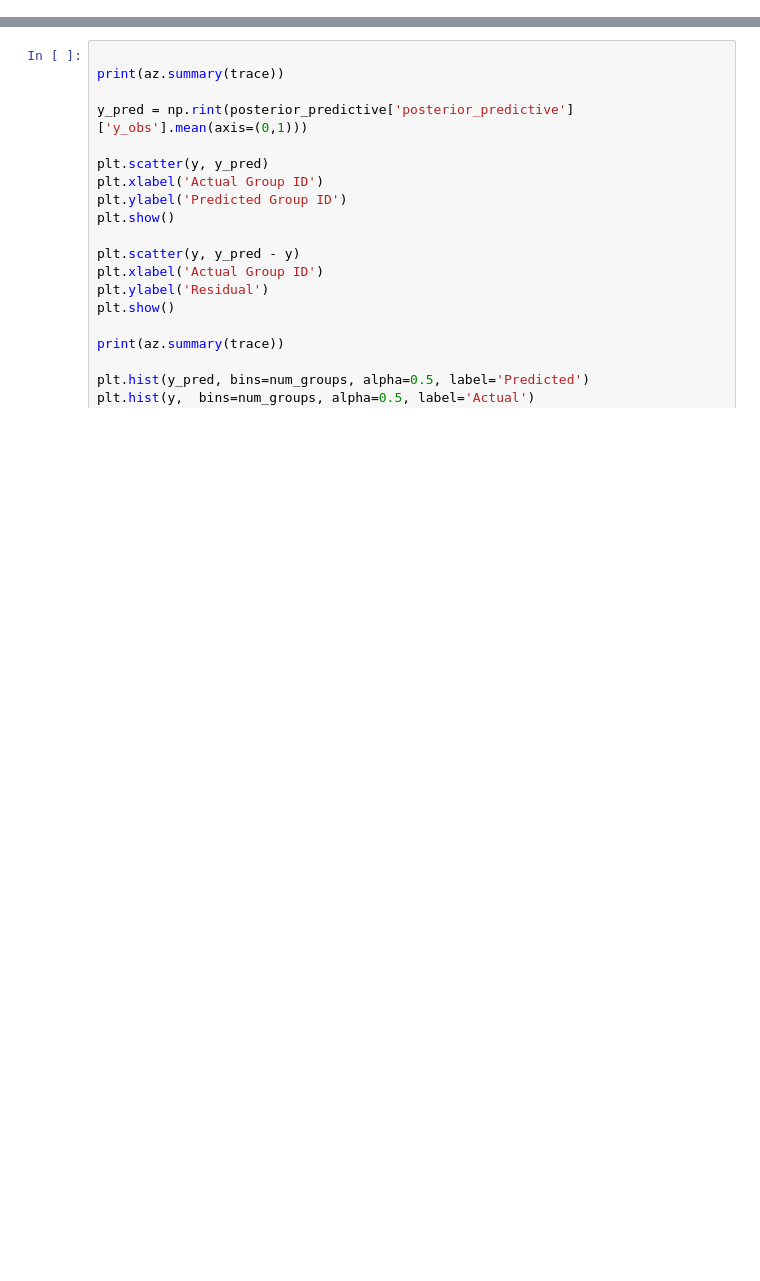
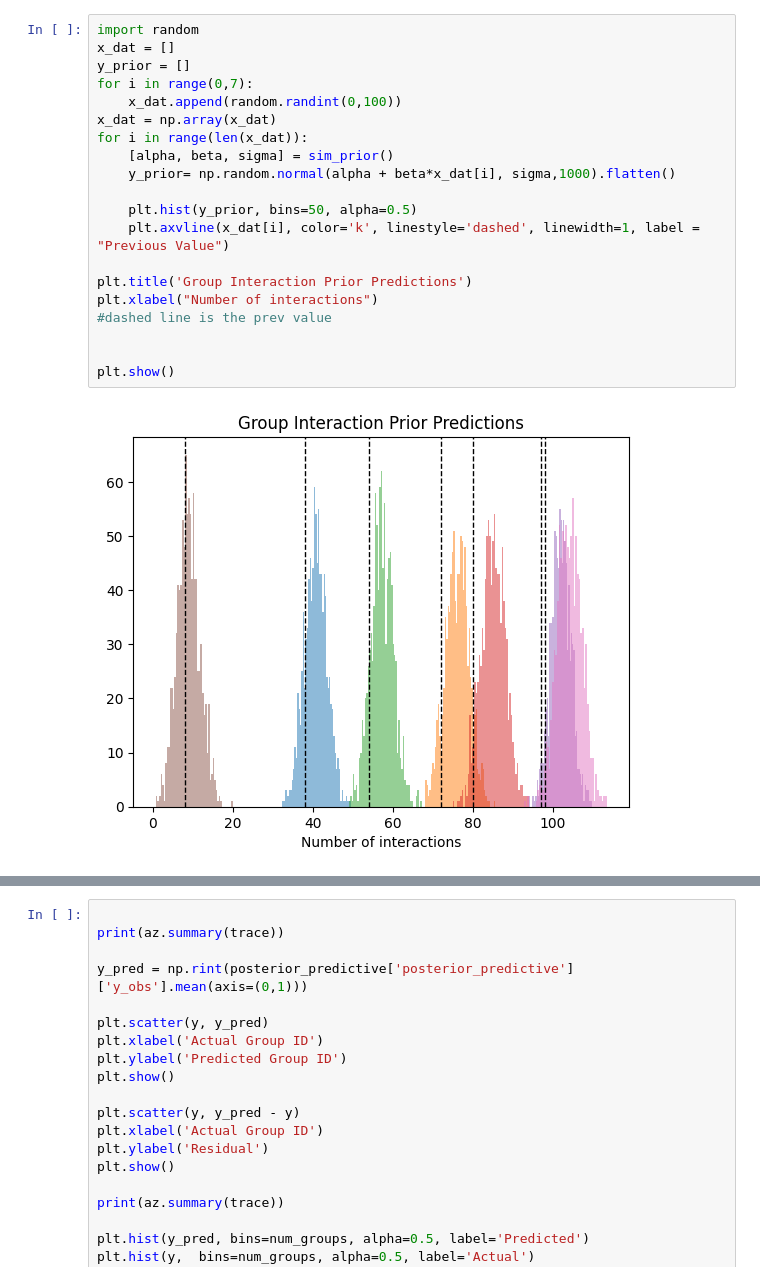
Before and after one commit to Jayman391/STAT-6300-Final, a Jupyter notebook: choice_model.ipynb, the cells around one changed output, grey strips where cells are left out. Drawn from its saved outputs; the diff is of its cells as text; blank space fills up the shorter version.

```diff
--- a/choice_model.ipynb
+++ b/choice_model.ipynb
@@ -843,3 +970,25 @@ ModuleNotFoundError: No module named 'stan'
+# %%
+import random
+x_dat = []
+y_prior = []
+for i in range(0,7):
+    x_dat.append(random.randint(0,100))
+x_dat = np.array(x_dat)
+for i in range(len(x_dat)):
+    [alpha, beta, sigma] = sim_prior()
+    y_prior= np.random.normal(alpha + beta*x_dat[i], sigma,1000).flatten()
+
+    plt.hist(y_prior, bins=50, alpha=0.5)
+    plt.axvline(x_dat[i], color='k', linestyle='dashed', linewidth=1, label = "Previous Value")
+
+plt.title('Group Interaction Prior Predictions')
+plt.xlabel("Number of interactions")
+#dashed line is the prev value
+
+
+plt.show()
+# %% [output]
+[figure, added]
 # %%
 
 # multinomial logit model for group interactions
```
Also changed, not shown: parts of 7 cells of this notebook, 8 other files.
